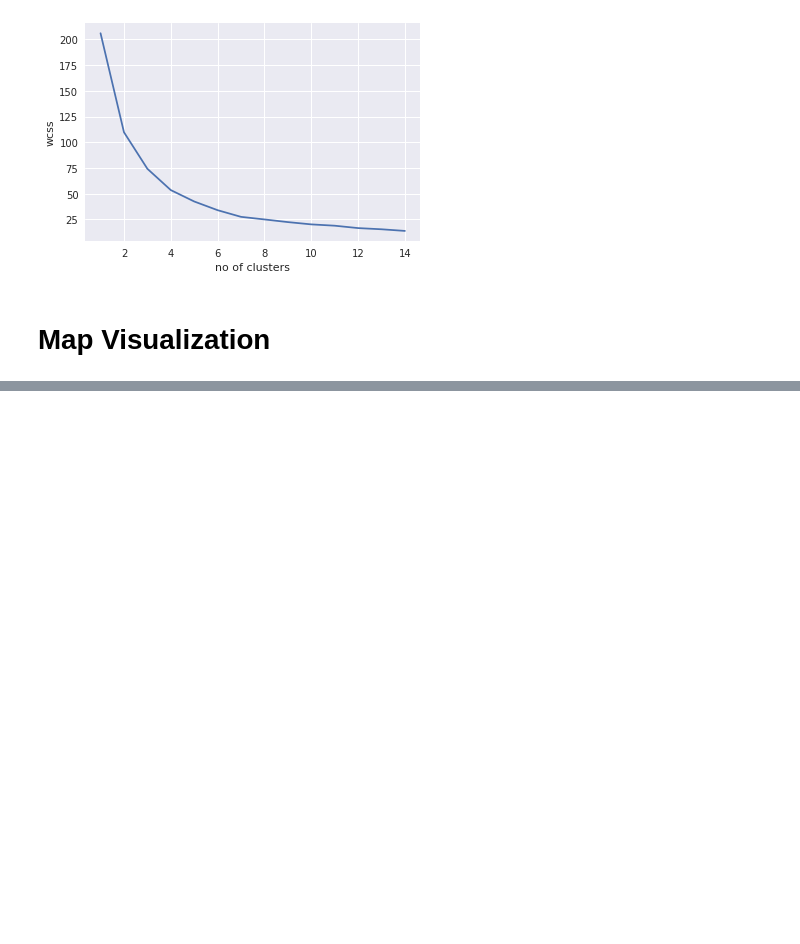
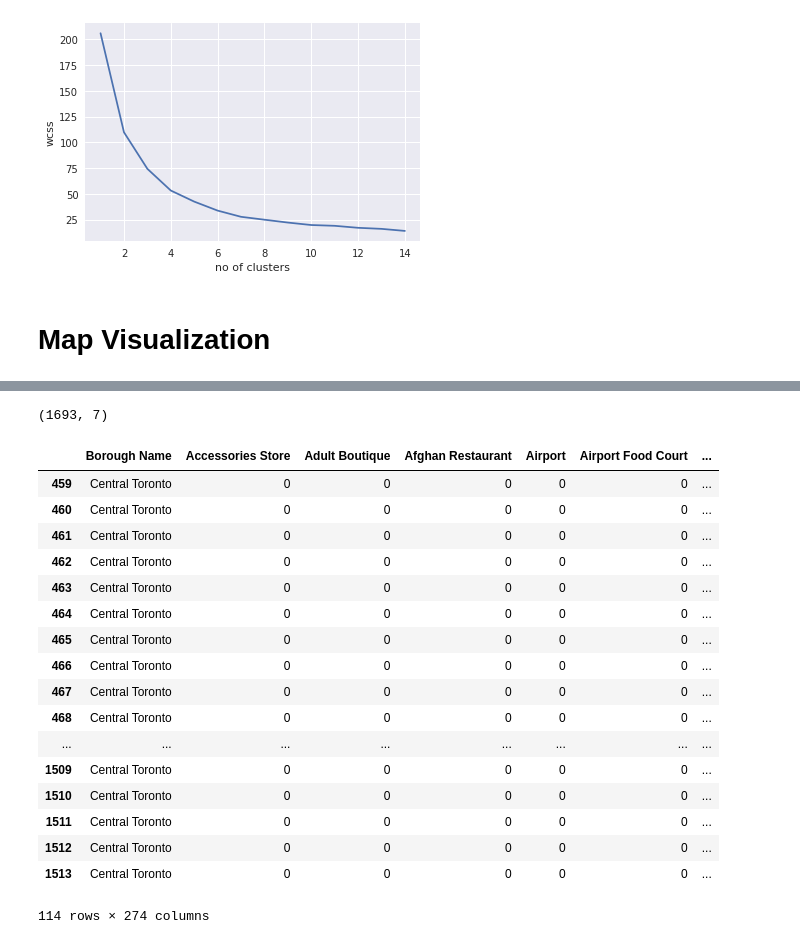
Before and after one commit to ksnblr/Coursera_Capstone, a Jupyter notebook: WebScrap.ipynb, the cells around one changed output, grey strips where cells are left out. Drawn from its saved outputs; the diff is of its cells as text; code cells hidden in the pictures; blank space fills up the shorter version.

```diff
--- a/WebScrap.ipynb
+++ b/WebScrap.ipynb
@@ -225,0 +210,8 @@ map_toronto
+# %%
+CLIENT_ID = 'IYUYZGQ1MKKUXRYJVYPIDLZ5OHJ0FZH0EW43ZDS554AJCIUB' # your Foursquare ID
+CLIENT_SECRET = '3X3UA3W0VYCYVLM1LD2KP03E2J1RI4YL3BVGD0SYEWVTWFOM' # your Foursquare Secret
+VERSION = '20180604'
+LIMIT = 100
+print('Your credentails:')
+print('CLIENT_ID: ' + CLIENT_ID)
+print('CLIENT_SECRET:' + CLIENT_SECRET)
@@ -225,0 +247,3 @@ map_toronto
+# %%
+url =get_100_venues(43.676357,-79.293031)
+url
@@ -225,0 +264,10 @@ map_toronto
+# %%
+results = requests.get(url).json()
+venues=results['response']['groups'][0]['items']
+from pandas.io.json import json_normalize # tranform JSON file into a pandas dataframe
+nearby_venues = json_normalize(venues) # flatten JSON
+filtered_columns = ['venue.name', 'venue.categories', 'venue.location.lat', 'venue.location.lng']
+nearby_venues =nearby_venues.loc[:, filtered_columns]
+nearby_venues
+
+#nearby_venues['venue.location.lat','venue.location.lng']
@@ -225,0 +290,17 @@ map_toronto
+# %%
+venues_list = []
+for borough,lat,lon in zip(df.Borough,df.Latitude,df.Longitude):
+    url =get_100_venues(lat,lon)
+    results = requests.get(url).json()["response"]['groups'][0]['items']
+    venues_list.append([(
+        borough,
+        lat,
+        lon,
+        v['venue']['name'],
+        v['venue']['location']['lat'],
+        v['venue']['location']['lng'],
+        v['venue']['categories'][0]['name']) for v in results])
+    print ("Doing for {}".format (borough))
+venue_df = pd.DataFrame([item for venue_list in venues_list for item in venue_list])
+venue_df.columns = ['Borough Name','Borough Lat','Borough Lon','Venue Name','Venue Lat','Venue Lon','Venue Cat']
+venue_df.head()
@@ -225,0 +331,29 @@ map_toronto
+# %%
+venue_df.shape
+# %% [output]
+(1693, 7)
+# %%
+venue_df_hot = pd.get_dummies(venue_df[['Venue Cat']], prefix="", prefix_sep="")
+venue_df_hot['Borough Name'] = venue_df['Borough Name']
+fixed_columns = [venue_df.columns[0]] + list(venue_df_hot.columns[:-1])
+venue_df_hot = venue_df_hot[fixed_columns]
+venue_df_hot[venue_df_hot['Borough Name']=='Central Toronto']
+# %% [output]
+|  | Borough Name | Accessories Store | Adult Boutique | Afghan Restaurant | Airport | Airport Food Court | ... |
+| 459 | Central Toronto | 0 | 0 | 0 | 0 | 0 | ... |
+| 460 | Central Toronto | 0 | 0 | 0 | 0 | 0 | ... |
+| 461 | Central Toronto | 0 | 0 | 0 | 0 | 0 | ... |
+| 462 | Central Toronto | 0 | 0 | 0 | 0 | 0 | ... |
+| 463 | Central Toronto | 0 | 0 | 0 | 0 | 0 | ... |
+| 464 | Central Toronto | 0 | 0 | 0 | 0 | 0 | ... |
+| 465 | Central Toronto | 0 | 0 | 0 | 0 | 0 | ... |
+| 466 | Central Toronto | 0 | 0 | 0 | 0 | 0 | ... |
+| 467 | Central Toronto | 0 | 0 | 0 | 0 | 0 | ... |
+| 468 | Central Toronto | 0 | 0 | 0 | 0 | 0 | ... |
+| ... | ... | ... | ... | ... | ... | ... | ... |
+| 1509 | Central Toronto | 0 | 0 | 0 | 0 | 0 | ... |
+| 1510 | Central Toronto | 0 | 0 | 0 | 0 | 0 | ... |
+| 1511 | Central Toronto | 0 | 0 | 0 | 0 | 0 | ... |
+| 1512 | Central Toronto | 0 | 0 | 0 | 0 | 0 | ... |
+| 1513 | Central Toronto | 0 | 0 | 0 | 0 | 0 | ... |
+114 rows × 274 columns
```
Also changed, not shown: parts of 29 cells of this notebook.
